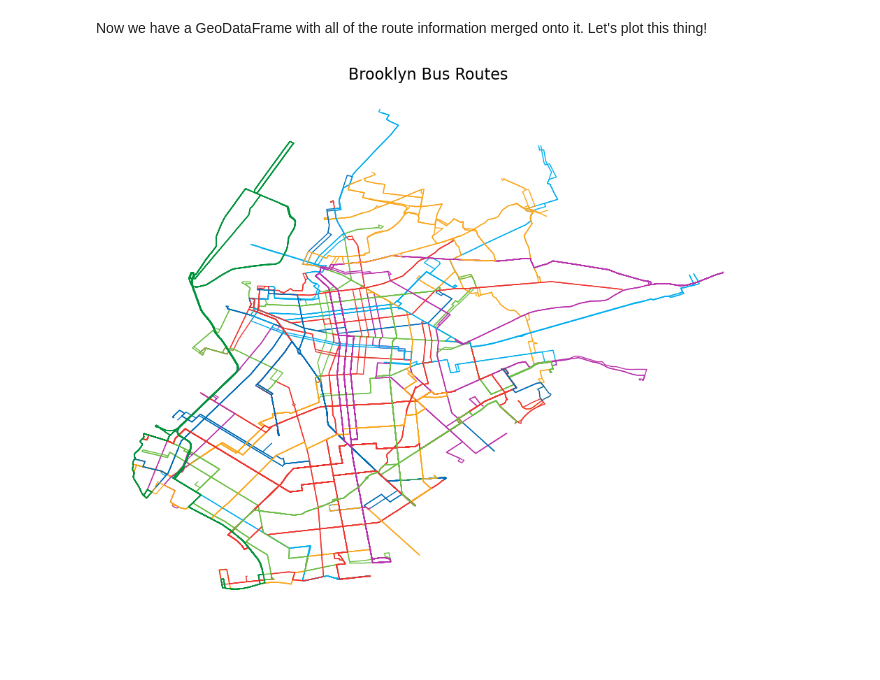
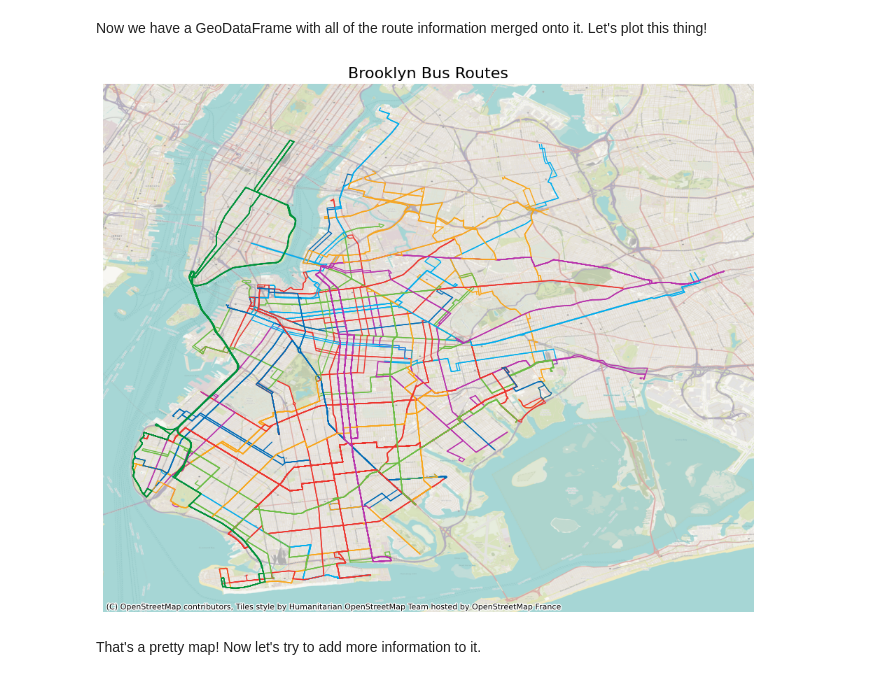
Before and after one commit to AndrewDLeung/map-a-day, a Jupyter notebook: day_08/day_08.ipynb, the cells around one changed output. Drawn from its saved outputs; the diff is of its cells as text; code cells hidden in the pictures; blank space fills up the shorter version.

Commit message:
Added a basemap to the bus routes

```diff
--- a/day_08/day_08.ipynb
+++ b/day_08/day_08.ipynb
@@ -164,19 +164,24 @@ Index(['shape_id', 'geometry', 'route_id', 'service_id', 'trip_id',
 Now we have a GeoDataFrame with all of the route information merged onto it. Let's plot this thing!
 # %%
 import matplotlib.pyplot as plt
+import contextily as ctx
 
 bk_bus_routes["color"] = "#" + bk_bus_routes["route_color"]
 
 fig, ax = plt.subplots(figsize=(12, 12))
 
 bk_bus_routes.plot(ax=ax, color=bk_bus_routes["color"], linewidth=1, zorder=2)
+ctx.add_basemap(ax, alpha = 0.8, crs = 4326, url = ctx.providers.CartoDB.Voyager, zoom = 14)
+
 
 ax.set_title('Brooklyn Bus Routes', fontsize=16)
 ax.set_axis_off()
-plt.savefig("/Users/andrew/Desktop/data-science/projects/map-a-day/map-a-day/day_08/bk_buses.png",
-            dpi = 300,
-            bbox_inches = "tight")
+# plt.savefig("/Users/andrew/Desktop/data-science/projects/map-a-day/map-a-day/day_08/bk_buses.png",
+#             dpi = 300,
+#             bbox_inches = "tight")
 
 plt.show()
 # %% [output]
-[figure, old version]
+[figure, new version]
+# %% [markdown]
+That's a pretty map! Now let's try to add more information to it.
```
Also changed, not shown: parts of 1 cell of this notebook.
